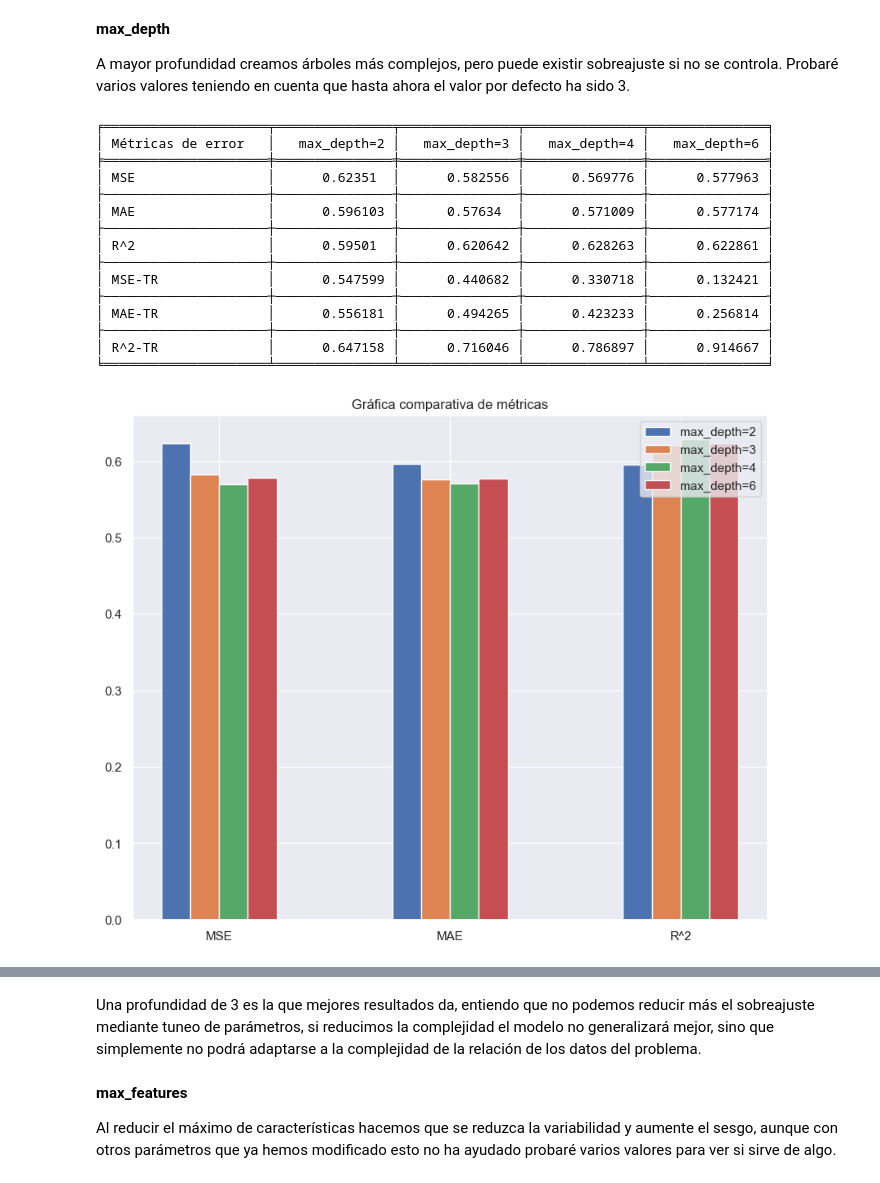
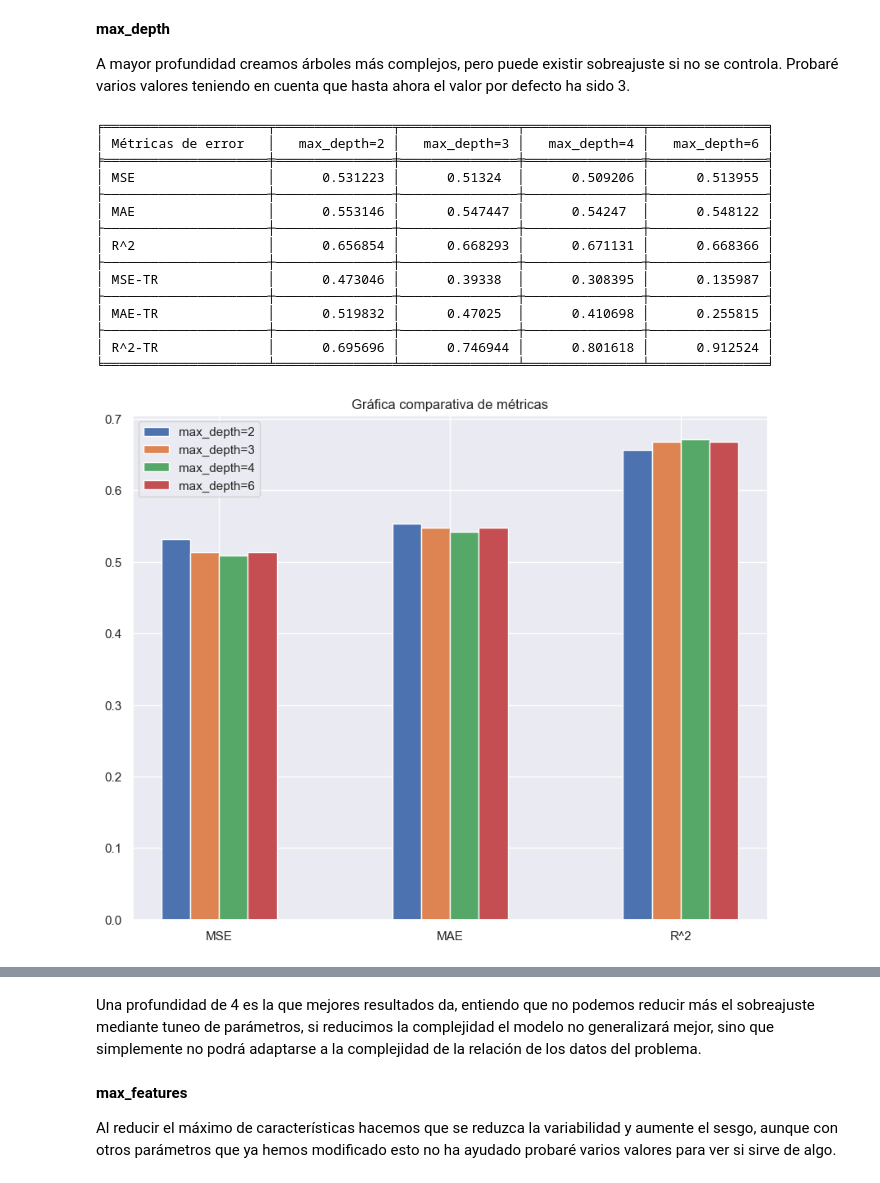
Before and after one commit to JMMelcrack/Predictive-models-applied-to-the-analysis-of-professional-footballers-wages, a Jupyter notebook: OnlyMidfieldTraining.ipynb, the cells around one changed output, grey strips where cells are left out. Saved outputs shown, nothing was run; the diff lists cells and outputs as text; code cells hidden in the pictures.

```diff
--- a/OnlyMidfieldTraining.ipynb
+++ b/OnlyMidfieldTraining.ipynb
@@ -65,7 +65,7 @@ Index(['Jugador', 'Edad', 'Temporada', 'Valor liga ini', 'Partidos',
 import numpy as np
 from sklearn.model_selection import train_test_split # para dividir el dataset en los conjuntos de train y test
 
-x = data_xy.drop(['Jugador', 'Temporada', 'Salario semanal', 'Posicion', 'Posicion_1', 'Posicion_2', 'Posicion_3', 'Posicion_4'], axis=1)
+x = data_xy.drop(['Jugador', 'Temporada', 'Salario semanal', 'Posicion_1', 'Posicion_2', 'Posicion_3', 'Posicion_4'], axis=1)
 y = data_xy['Salario semanal']
 
 print("El número de instancias del problema es: " + str(x.shape[0]))
@@ -475,6 +474,6 @@ En la siguiente gráfica podemos ver como va aumentando la varianza explicada de
 # %%
-# Aplicar PCA como tal para quedarnos con 36 variables continuas
-pca = PCA(n_components=36, whiten=True)
+# Aplicar PCA como tal para quedarnos con 35 variables continuas
+pca = PCA(n_components=35, whiten=True)
 print('Características antes de aplicar PCA: ', len(x_train.columns))
 pca.fit(x_train[continuas_indices])
 x_transformada = pca.transform(x_train[continuas_indices])
@@ -990,41 +828,41 @@ Nos quedamos con subsamples del 80%, ya que sus resultados son muy similares a q
 A mayor profundidad creamos árboles más complejos, pero puede existir sobreajuste si no se controla. Probaré varios valores teniendo en cuenta que hasta ahora el valor por defecto ha sido 3.
 # %%
 # Definir los modelos con los distintos hiperparámetros que se desean probar
-model_1 = GradientBoostingRegressor(loss='huber', n_estimators = 50, learning_rate=0.1, subsample=0.8, max_depth=2, random_state=34)
-model_2 = GradientBoostingRegressor(loss='huber', n_estimators = 50, learning_rate=0.1, subsample=0.8, max_depth=3, random_state=34)
-model_3 = GradientBoostingRegressor(loss='huber', n_estimators = 50, learning_rate=0.1, subsample=0.8, max_depth=4, random_state=34)
-model_4 = GradientBoostingRegressor(loss='huber', n_estimators = 50, learning_rate=0.1, subsample=0.8, max_depth=6, random_state=34)
+model_1 = GradientBoostingRegressor(loss='huber', n_estimators = 100, learning_rate=0.1, subsample=0.6, max_depth=2, random_state=34)
+model_2 = GradientBoostingRegressor(loss='huber', n_estimators = 100, learning_rate=0.1, subsample=0.6, max_depth=3, random_state=34)
+model_3 = GradientBoostingRegressor(loss='huber', n_estimators = 100, learning_rate=0.1, subsample=0.6, max_depth=4, random_state=34)
+model_4 = GradientBoostingRegressor(loss='huber', n_estimators = 100, learning_rate=0.1, subsample=0.6, max_depth=6, random_state=34)
 
 # Aplicamos CV a nuestros modelos para obtener sus métricas de error
 result1 = crossValidation(model_1, kf, x_train_pca, y_train_log, True)
 result2 = crossValidation(model_2, kf, x_train_pca, y_train_log, True)
 result3 = crossValidation(model_3, kf, x_train_pca, y_train_log, True)
 result4 = crossValidation(model_4, kf, x_train_pca, y_train_log, True)
 
 all_result = np.vstack((result1[1:], result2[1:], result3[1:], result4[1:]))
 
 categorias = ['MSE', 'MAE', 'R^2', 'MSE-TR', 'MAE-TR', 'R^2-TR']
 titulos = ['max_depth=2', 'max_depth=3', 'max_depth=4', 'max_depth=6']
 
 tablaComparacion(all_result, categorias, titulos)
 
 # Visualizamos los gráficos de barras de los distintos modelos para las métricas de error
 graficaComparacion(all_result[:, 0:3], titulos, categorias[0:3])
 graficaComparacion(all_result[:, 3:6], titulos, categorias[3:6])
 # %% [output]
 ╒═════════════════════╤═══════════════╤═══════════════╤═══════════════╤═══════════════╕
 │ Métricas de error   │   max_depth=2 │   max_depth=3 │   max_depth=4 │   max_depth=6 │
 ╞═════════════════════╪═══════════════╪═══════════════╪═══════════════╪═══════════════╡
-│ MSE                 │      0.62351  │      0.582556 │      0.569776 │      0.577963 │
+│ MSE                 │      0.531223 │      0.51324  │      0.509206 │      0.513955 │
 ├─────────────────────┼───────────────┼───────────────┼───────────────┼───────────────┤
-│ MAE                 │      0.596103 │      0.57634  │      0.571009 │      0.577174 │
+│ MAE                 │      0.553146 │      0.547447 │      0.54247  │      0.548122 │
 ├─────────────────────┼───────────────┼───────────────┼───────────────┼───────────────┤
-│ R^2                 │      0.59501  │      0.620642 │      0.628263 │      0.622861 │
+│ R^2                 │      0.656854 │      0.668293 │      0.671131 │      0.668366 │
 ├─────────────────────┼───────────────┼───────────────┼───────────────┼───────────────┤
-│ MSE-TR              │      0.547599 │      0.440682 │      0.330718 │      0.132421 │
+│ MSE-TR              │      0.473046 │      0.39338  │      0.308395 │      0.135987 │
 ├─────────────────────┼───────────────┼───────────────┼───────────────┼───────────────┤
-│ MAE-TR              │      0.556181 │      0.494265 │      0.423233 │      0.256814 │
+│ MAE-TR              │      0.519832 │      0.47025  │      0.410698 │      0.255815 │
 ├─────────────────────┼───────────────┼───────────────┼───────────────┼───────────────┤
-│ R^2-TR              │      0.647158 │      0.716046 │      0.786897 │      0.914667 │
+│ R^2-TR              │      0.695696 │      0.746944 │      0.801618 │      0.912524 │
 ╘═════════════════════╧═══════════════╧═══════════════╧═══════════════╧═══════════════╛
-[figure, old version]
+[figure, new version]
@@ -1032,5 +870,5 @@ graficaComparacion(all_result[:, 3:6], titulos, categorias[3:6])
 # %% [markdown]
-Una profundidad de 3 es la que mejores resultados da, entiendo que no podemos reducir más el sobreajuste mediante tuneo de parámetros, si reducimos la complejidad el modelo no generalizará mejor, sino que simplemente no podrá adaptarse a la complejidad de la relación de los datos del problema.
+Una profundidad de 4 es la que mejores resultados da, entiendo que no podemos reducir más el sobreajuste mediante tuneo de parámetros, si reducimos la complejidad el modelo no generalizará mejor, sino que simplemente no podrá adaptarse a la complejidad de la relación de los datos del problema.
 # %% [markdown]
 **max_features**
 
```
Also changed, not shown: parts of 66 cells of this notebook.
